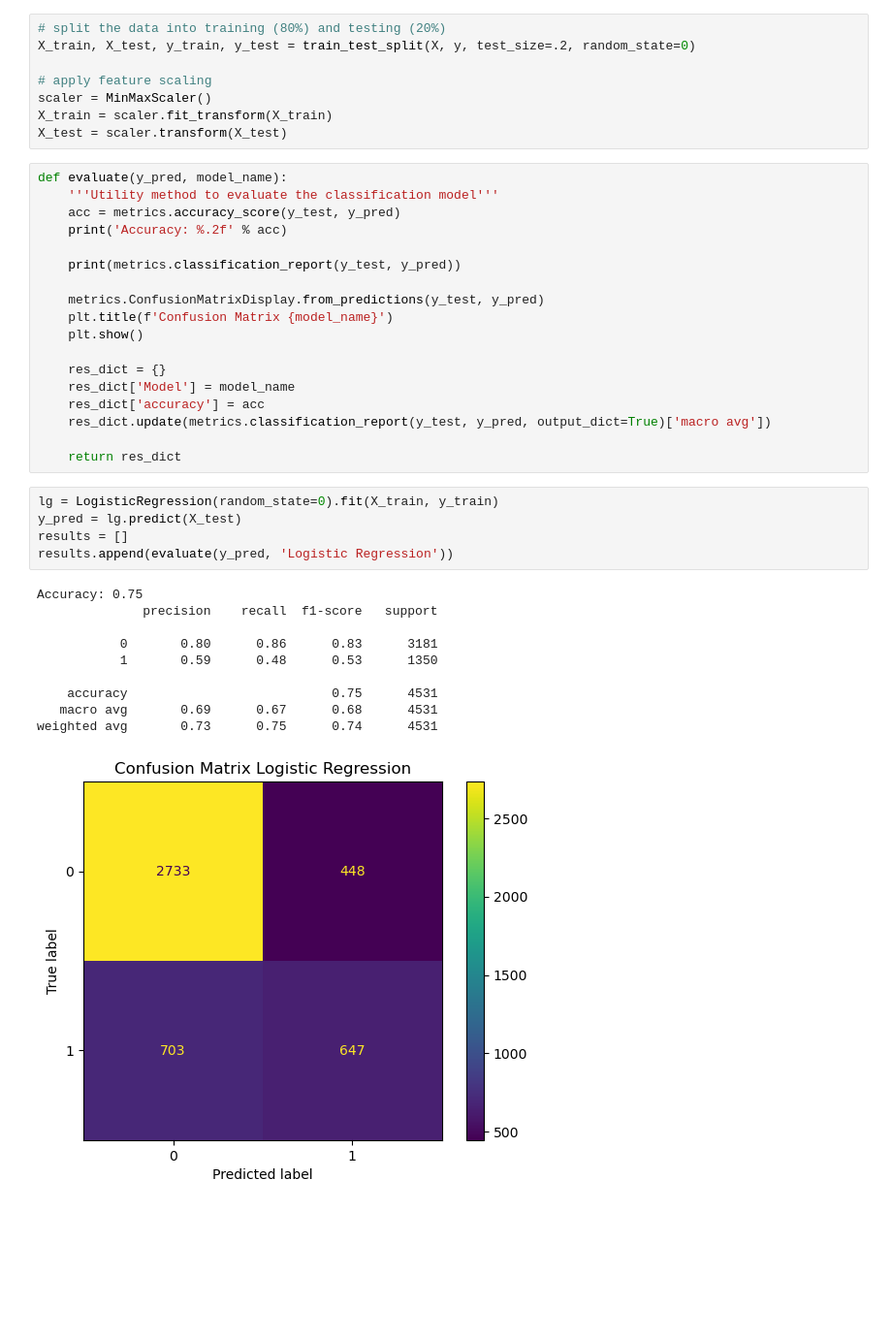
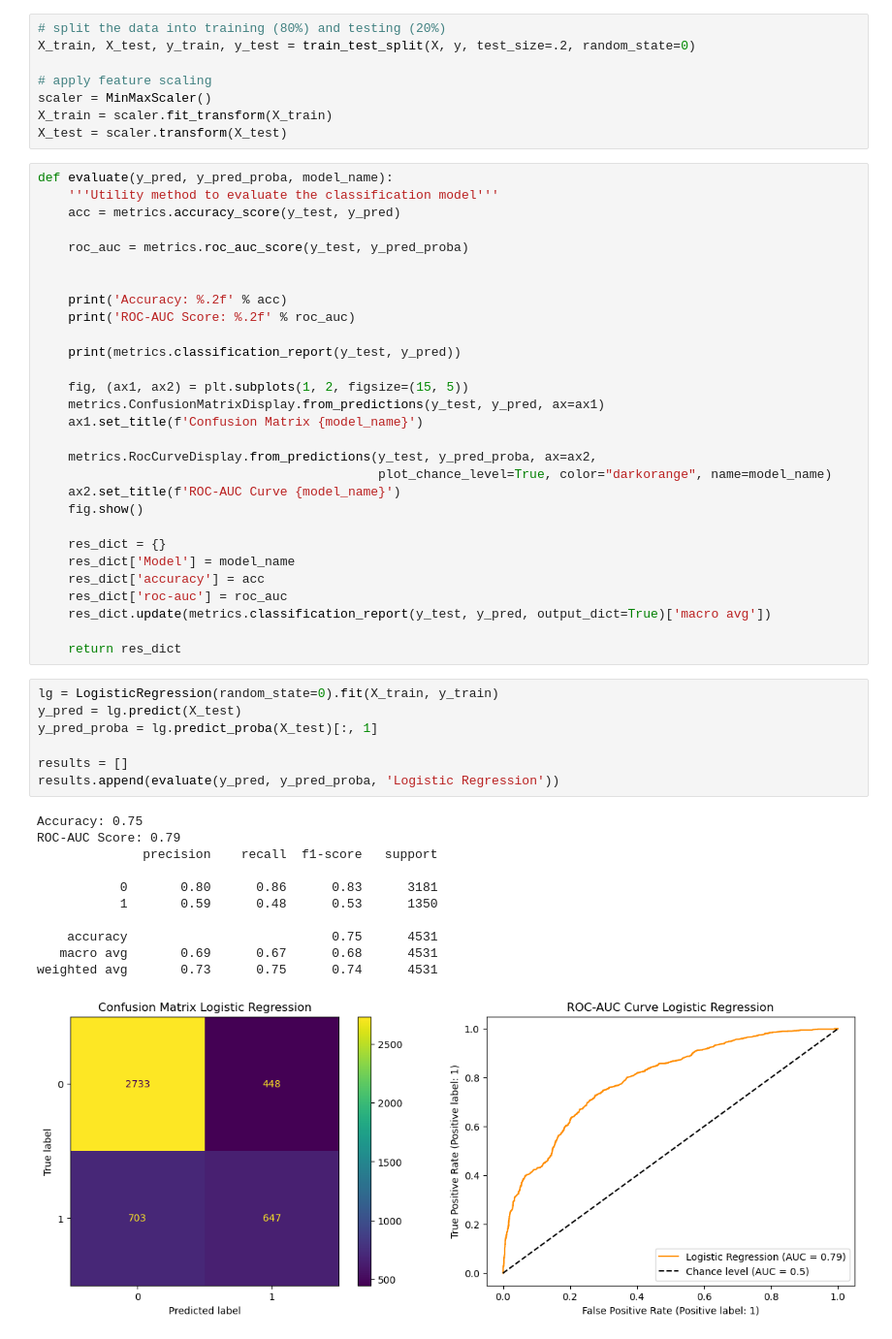
Before and after one commit to Vintrdottir/Terror-Attacks-Europe-Analysis, a Jupyter notebook: Project.ipynb, the cells around one changed output. Shown at 97% size. Drawn from its saved outputs; the diff is of its cells as text; blank space fills up the shorter version.

```diff
--- a/Project.ipynb
+++ b/Project.ipynb
@@ -346,39 +346,53 @@ scaler = MinMaxScaler()
 X_train = scaler.fit_transform(X_train)
 X_test = scaler.transform(X_test)
 # %%
-def evaluate(y_pred, model_name):
+def evaluate(y_pred, y_pred_proba, model_name):
     '''Utility method to evaluate the classification model'''
     acc = metrics.accuracy_score(y_test, y_pred)
+
+    roc_auc = metrics.roc_auc_score(y_test, y_pred_proba)
+
+
     print('Accuracy: %.2f' % acc)
+    print('ROC-AUC Score: %.2f' % roc_auc)
 
     print(metrics.classification_report(y_test, y_pred))
 
-    metrics.ConfusionMatrixDisplay.from_predictions(y_test, y_pred)
-    plt.title(f'Confusion Matrix {model_name}')
-    plt.show()
+    fig, (ax1, ax2) = plt.subplots(1, 2, figsize=(15, 5))
+    metrics.ConfusionMatrixDisplay.from_predictions(y_test, y_pred, ax=ax1)
+    ax1.set_title(f'Confusion Matrix {model_name}')
+
+    metrics.RocCurveDisplay.from_predictions(y_test, y_pred_proba, ax=ax2,
+                                             plot_chance_level=True, color="darkorange", name=model_name)
+    ax2.set_title(f'ROC-AUC Curve {model_name}')
+    fig.show()
 
     res_dict = {}
     res_dict['Model'] = model_name
     res_dict['accuracy'] = acc
+    res_dict['roc-auc'] = roc_auc
     res_dict.update(metrics.classification_report(y_test, y_pred, output_dict=True)['macro avg'])
 
     return res_dict
 # %%
 lg = LogisticRegression(random_state=0).fit(X_train, y_train)
 y_pred = lg.predict(X_test)
+y_pred_proba = lg.predict_proba(X_test)[:, 1]
+
 results = []
-results.append(evaluate(y_pred, 'Logistic Regression'))
+results.append(evaluate(y_pred, y_pred_proba, 'Logistic Regression'))
 # %% [output]
 Accuracy: 0.75
+ROC-AUC Score: 0.79
               precision    recall  f1-score   support
 
            0       0.80      0.86      0.83      3181
            1       0.59      0.48      0.53      1350
 
     accuracy                           0.75      4531
    macro avg       0.69      0.67      0.68      4531
 weighted avg       0.73      0.75      0.74      4531
-[figure, old version]
+[figure, new version]
 # %%
 rf = RandomForestClassifier(random_state=0, max_depth=5).fit(X_train, y_train)
 y_pred = rf.predict(X_test)
```
Also changed, not shown: parts of 15 cells of this notebook.
